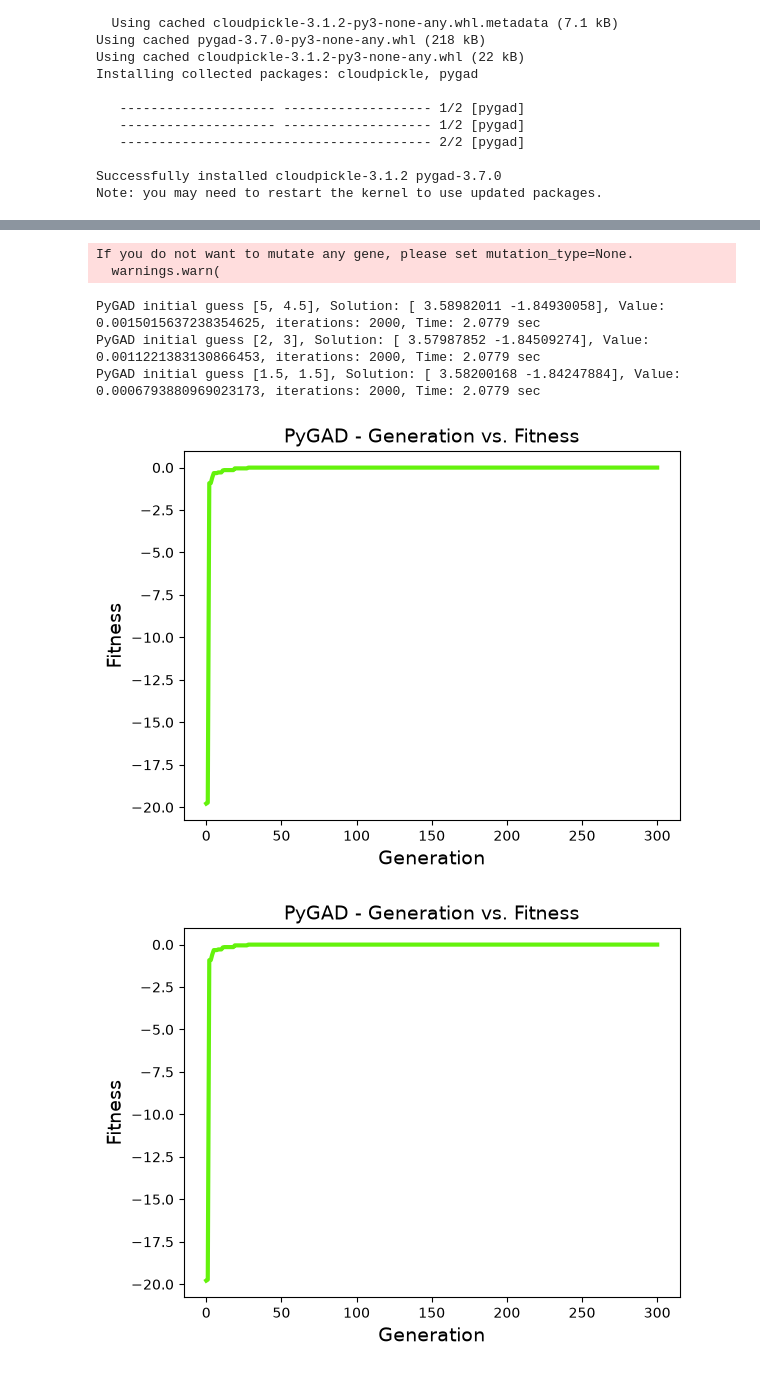
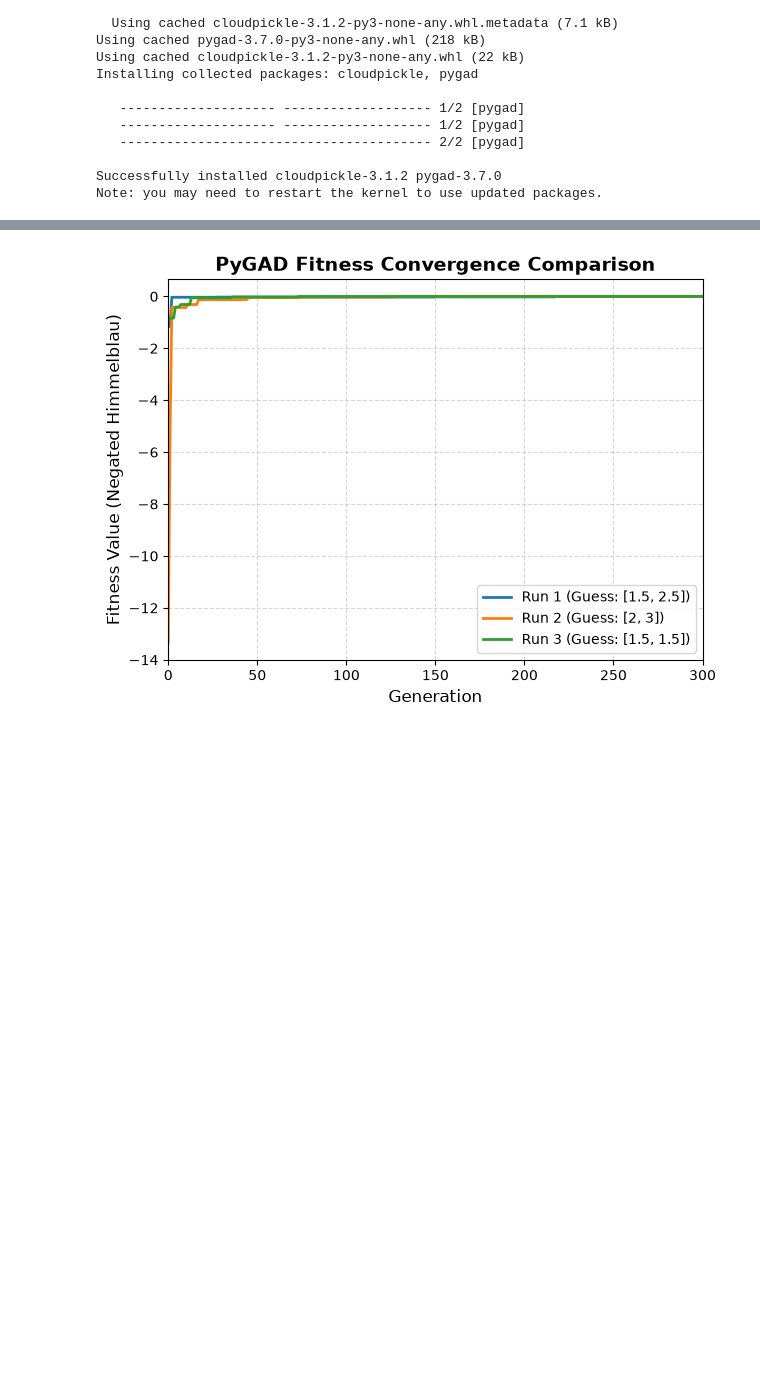
Before and after one commit to PawanRathoreStr/assignment-4-Pawan_Rathore, a Jupyter notebook: Assignment_4_TODO.ipynb, the cells around one changed output, grey strips where cells are left out. Cells and saved outputs as stored; diff of their text form; code cells hidden in the pictures; blank space fills up the shorter version.

```diff
--- a/Assignment_4_TODO.ipynb
+++ b/Assignment_4_TODO.ipynb
@@ -107,14 +128,28 @@ Z = himmelblau([X, Y])
 fig = plt.figure(figsize=(12,5))
 ax1 = fig.add_subplot(121)
 cp = ax1.contour(X, Y, Z, levels=50)
+
+# Plotting initial guesses on 2D
+for i, guess in enumerate(init_guesses):
+    ax1.scatter(guess[0], guess[1], color='red', s=50, edgecolors='black', zorder=5,
+                label='Initial Guess' if i == 0 else "")
+    ax1.text(guess[0] + 0.2, guess[1] + 0.1, f"G{i+1}", fontsize=10, weight='bold', color='black')
+
 ax1.set_title("Himmelblau Function 2D")
 ax2 = fig.add_subplot(122, projection='3d')
 ax2.plot_surface(X, Y, Z, cmap='jet', alpha=0.8)
+
+# Plotting initial guesses on 3D
+for i, guess in enumerate(init_guesses):
+    z_val = himmelblau(guess)
+    ax2.scatter(guess[0], guess[1], z_val, color='red', s=50, edgecolors='black', depthshade=False)
+    ax2.text(guess[0], guess[1], z_val + 20, f"G{i+1}", color='black', weight='bold')
+
 ax2.set_title("Himmelblau Function 3D")
 plt.show()
 
 # Scipy Optimization
-init_guesses = [[5, 4.5], [2, 3], [1.5, 1.5]]
+init_guesses = [[1.5, 2.5], [2, 3], [1.5, 1.5]]
 for guess in init_guesses:
     result = minimize(himmelblau, guess, method='BFGS')
     print(f"Initial guess {guess}, Result: {result.x}, Value: {result.fun}, Success: {result.success}, Iterations: {result.nit}, Time: {elapsed_time:.4f} sec") # TODO include time taken
@@ -122,7 +157,7 @@ for guess in init_guesses:
 # PyGAD Optimization
 def fitness_func2(ga_instance, solution, solution_idx):
     return -himmelblau(solution)
-for guess in init_guesses:
+for i, guess in enumerate(init_guesses):
     ga_instance = pygad.GA(num_generations=300,
                            sol_per_pop=30,
                            num_genes=2,
@@ -134,5 +169,21 @@ for guess in init_guesses:
     ga_instance.run()
     solution, solution_fitness, _ = ga_instance.best_solution()
     print(f"PyGAD initial guess {guess}, Solution: {solution}, Value: {himmelblau(solution)}, iterations: {iters}, Time: {elapsed_time:.4f} sec") # TODO include iterations and time taken
-ga_instance.plot_fitness()
+# 2. Extract and plot the current loop's history to the shared canvas
+    fitness_history = ga_instance.best_solutions_fitness
+    plt.plot(fitness_history, label=f"Run {i+1} (Guess: {guess})", linewidth=2)
+
+# 3. Finalize and style the combined chart AFTER the loop finishes
+plt.title("PyGAD Fitness Convergence Comparison", fontsize=14, weight='bold')
+plt.xlabel("Generation", fontsize=12)
+plt.ylabel("Fitness Value (Negated Himmelblau)", fontsize=12)
+
+# 4. Zoom in to bypass massive negative outliers at the start
+plt.xlim(0, 300)
+
+plt.grid(True, linestyle='--', alpha=0.5)
+plt.legend(loc="lower right") # Displays the color key for all runs
+plt.tight_layout()
+plt.show() # Renders everything together on one screen
+#ga_instance.plot_fitness()
 # %% [output]
@@ -143,10 +197,4 @@ Initial guess [1.5, 1.5], Result: [2.99999999 2.        ], Value: 2.414297993427
-If you do not want to mutate any gene, please set mutation_type=None.
-  warnings.warn(
-PyGAD initial guess [5, 4.5], Solution: [ 3.58982011 -1.84930058], Value: 0.0015015637238354625, iterations: 2000, Time: 2.0779 sec
-PyGAD initial guess [2, 3], Solution: [ 3.57987852 -1.84509274], Value: 0.0011221383130866453, iterations: 2000, Time: 2.0779 sec
-PyGAD initial guess [1.5, 1.5], Solution: [ 3.58200168 -1.84247884], Value: 0.0006793880969023173, iterations: 2000, Time: 2.0779 sec
-[figure, old version]
+[figure, new version]
-[figure, removed]
 # %%
 # Define Rosenbrock function
 def func_1(x):
```
Also changed, not shown: parts of 4 cells of this notebook.
